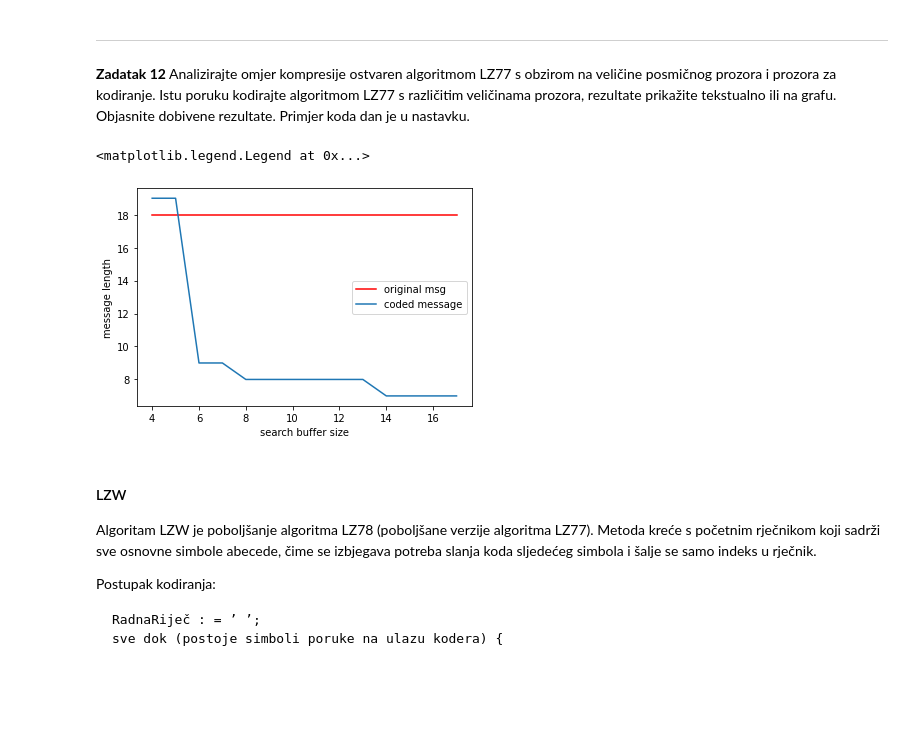
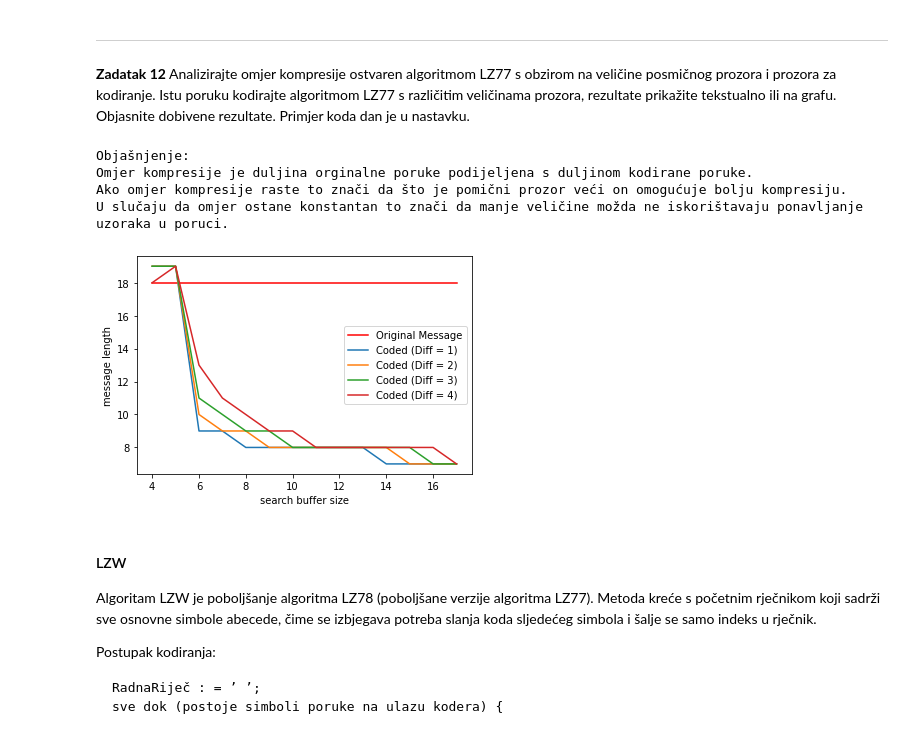
Before and after one commit to tusekic/tinflab_tusek, a Jupyter notebook: 2024-2025_TINF_LAB(1)/2024-2025_TINF_lab.ipynb, the cells around one changed output. Cells and saved outputs as stored; diff of their text form; code cells hidden in the pictures; blank space fills up the shorter version.

```diff
--- a/2024-2025_TINF_LAB(1)/2024-2025_TINF_lab.ipynb
+++ b/2024-2025_TINF_LAB(1)/2024-2025_TINF_lab.ipynb
@@ -973,27 +998,39 @@ Analizirajte omjer kompresije ostvaren algoritmom LZ77 s obzirom na veličine po
 # %%
 message = "abcdefabcdefabcdef"
 
-search_buffer = range(4,18)
-search_buff_look_ahead_buff_diff = [1,2,3,4]
+search_buffer = range(4, 18)
+search_buff_look_ahead_buff_diff = [1, 2, 3, 4]
 
-coded_length = []
+plt.plot(search_buffer, [len(message)] * len(search_buffer), 'red', label="Original Message")
 
-for sb in search_buffer:
-    look_ahead_buffer = sb-1
-    coded = encode_lz77(message, sb, look_ahead_buffer)
-    #print("sb={}, coded:{}".format(sb,coded))
-    coded_length.append(len(coded))
+for diff in search_buff_look_ahead_buff_diff:
+    coded_length = []
 
+    for sb in search_buffer:
+        look_ahead_buffer = sb - diff
+        if look_ahead_buffer > 0:  #pp mora biti veci od 0
+            coded = encode_lz77(message, sb, look_ahead_buffer)
+            coded_length.append(len(coded))
+        else:
+            coded_length.append(len(message))
 
-plt.plot(search_buffer, [len(message)]*len(search_buffer), 'red')
-plt.plot(search_buffer, coded_length)
+    #za legendu
+    plt.plot(search_buffer, coded_length, label=f"Coded (Diff = {diff})")
 
 plt.xlabel("search buffer size")
 plt.ylabel("message length")
-plt.legend(["original msg","coded message"])
+plt.legend()
+
+print("Objašnjenje: ")
+print("Omjer kompresije je duljina orginalne poruke podijeljena s duljinom kodirane poruke.")
+print("Ako omjer kompresije raste to znači da što je pomični prozor veći on omogućuje bolju kompresiju.")
+print("U slučaju da omjer ostane konstantan to znači da manje veličine možda ne iskorištavaju ponavljanje uzoraka u poruci.")
 # %% [output]
-<matplotlib.legend.Legend at 0x...>
+Objašnjenje:
+Omjer kompresije je duljina orginalne poruke podijeljena s duljinom kodirane poruke.
+Ako omjer kompresije raste to znači da što je pomični prozor veći on omogućuje bolju kompresiju.
+U slučaju da omjer ostane konstantan to znači da manje veličine možda ne iskorištavaju ponavljanje uzoraka u poruci.
-[figure, old version]
+[figure, new version]
 # %% [markdown]
 <a id =211> </a>
 #### LZW
```
Also changed, not shown: parts of 8 cells of this notebook, 1 other file.
